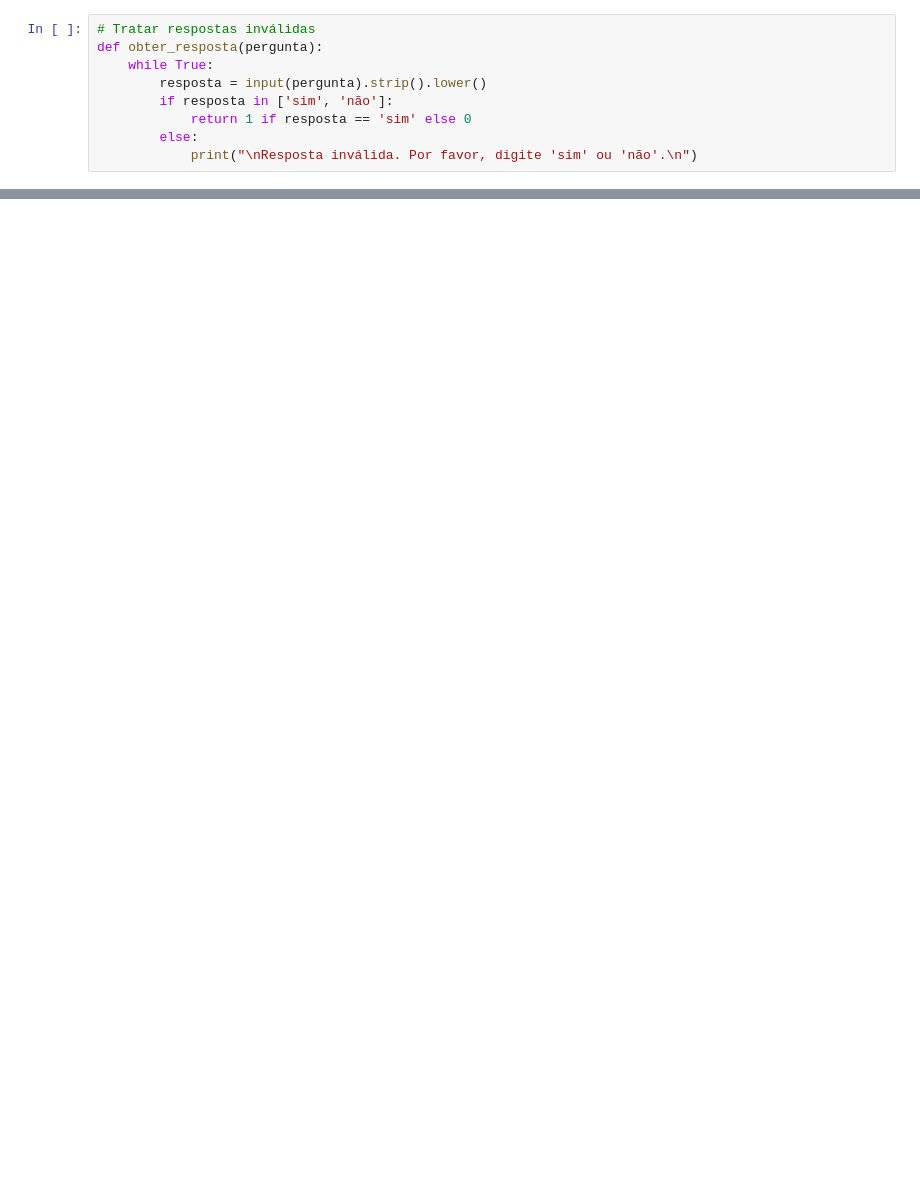
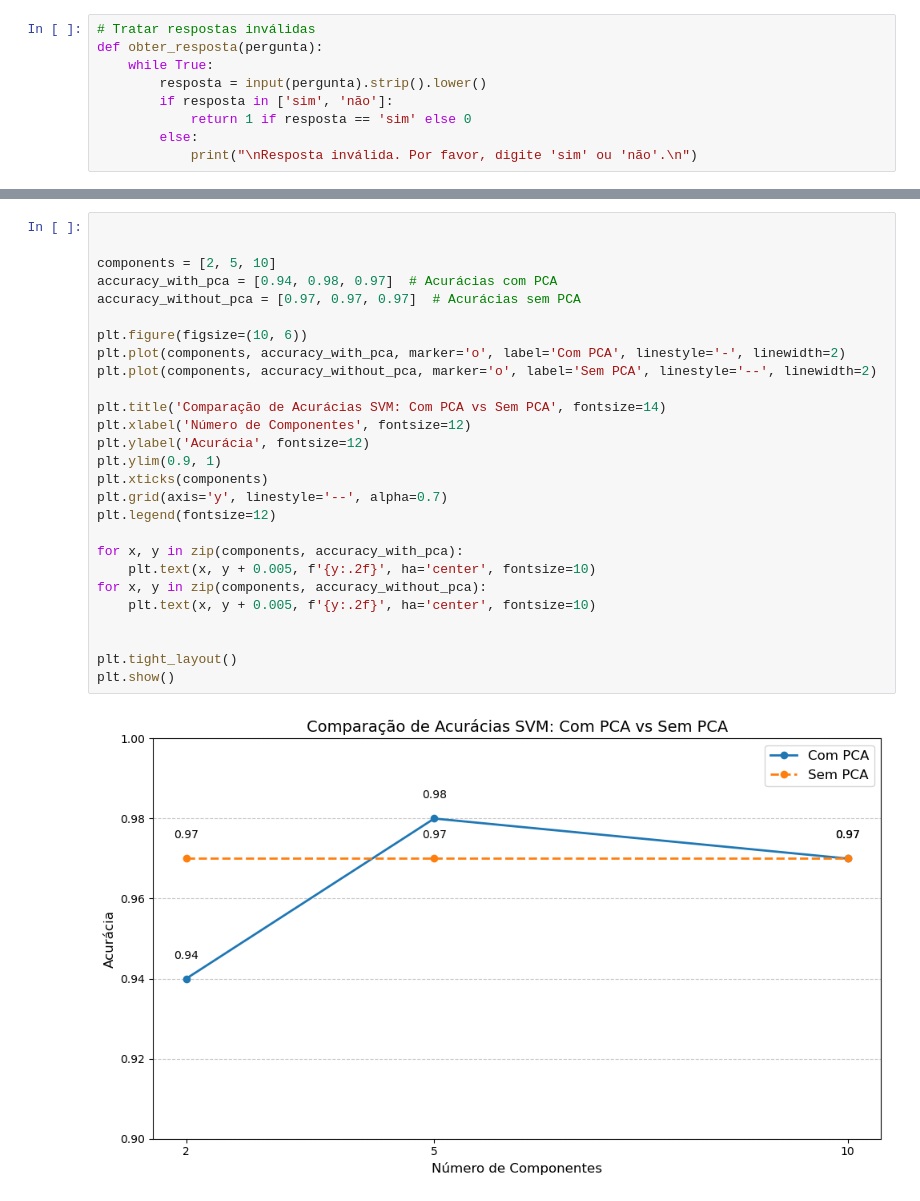
Before and after one commit to annalaurams/Diagnostico-Por-Arvore-de-Decisao, a Jupyter notebook: src/parte2.ipynb, the cells around one changed output, grey strips where cells are left out. Drawn from its saved outputs; the diff is of its cells as text; blank space fills up the shorter version.

```diff
--- a/src/main.ipynb
+++ b/src/parte2.ipynb
@@ -303,0 +353,29 @@ weighted avg       0.94      0.94      0.94       171
+# %%
+
+
+components = [2, 5, 10]
+accuracy_with_pca = [0.94, 0.98, 0.97]  # Acurácias com PCA
+accuracy_without_pca = [0.97, 0.97, 0.97]  # Acurácias sem PCA
+
+plt.figure(figsize=(10, 6))
+plt.plot(components, accuracy_with_pca, marker='o', label='Com PCA', linestyle='-', linewidth=2)
+plt.plot(components, accuracy_without_pca, marker='o', label='Sem PCA', linestyle='--', linewidth=2)
+
+plt.title('Comparação de Acurácias SVM: Com PCA vs Sem PCA', fontsize=14)
+plt.xlabel('Número de Componentes', fontsize=12)
+plt.ylabel('Acurácia', fontsize=12)
+plt.ylim(0.9, 1)
+plt.xticks(components)
+plt.grid(axis='y', linestyle='--', alpha=0.7)
+plt.legend(fontsize=12)
+
+for x, y in zip(components, accuracy_with_pca):
+    plt.text(x, y + 0.005, f'{y:.2f}', ha='center', fontsize=10)
+for x, y in zip(components, accuracy_without_pca):
+    plt.text(x, y + 0.005, f'{y:.2f}', ha='center', fontsize=10)
+
+
+plt.tight_layout()
+plt.show()
+# %% [output]
+[figure, added]
```
Also changed, not shown: parts of 9 cells of this notebook, 4 other files.
